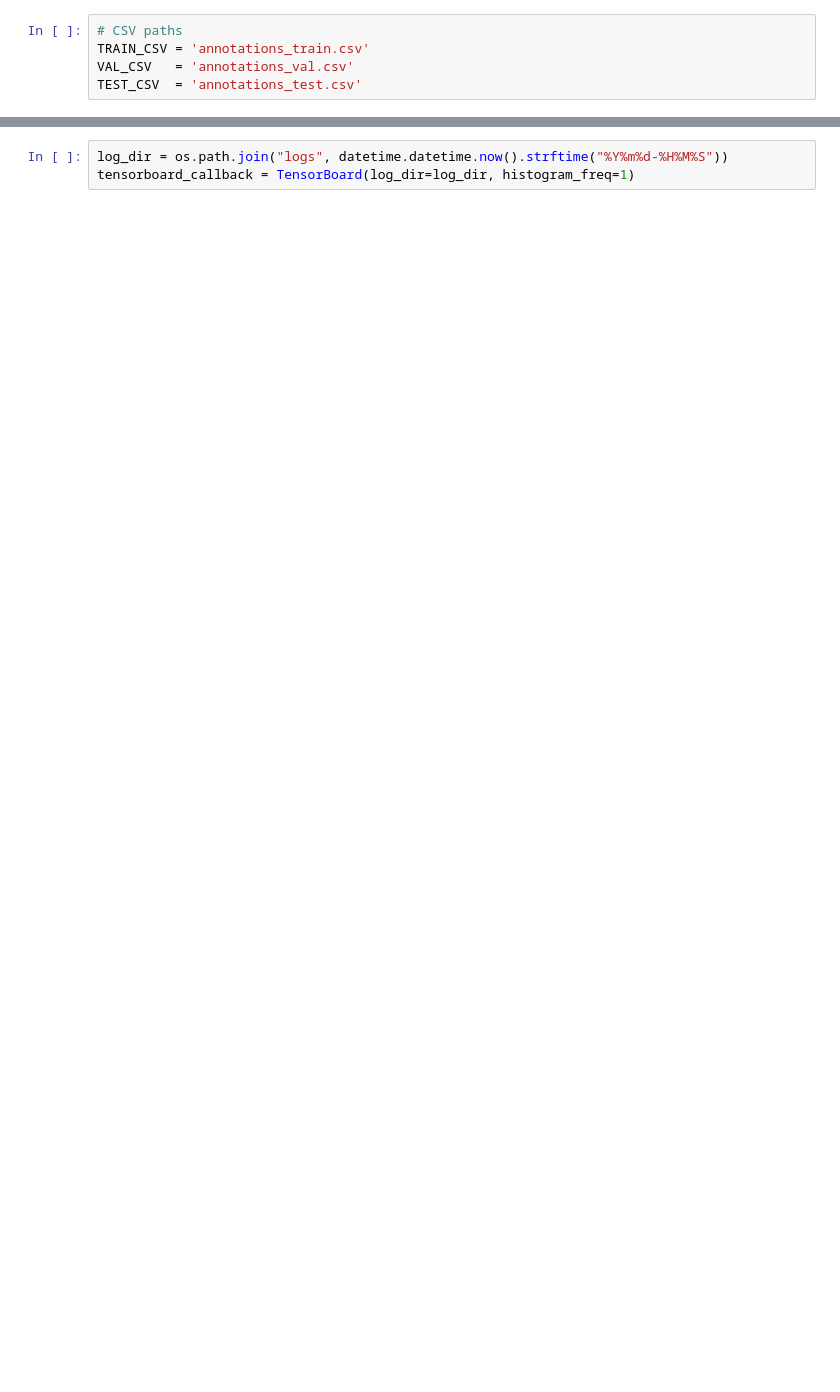
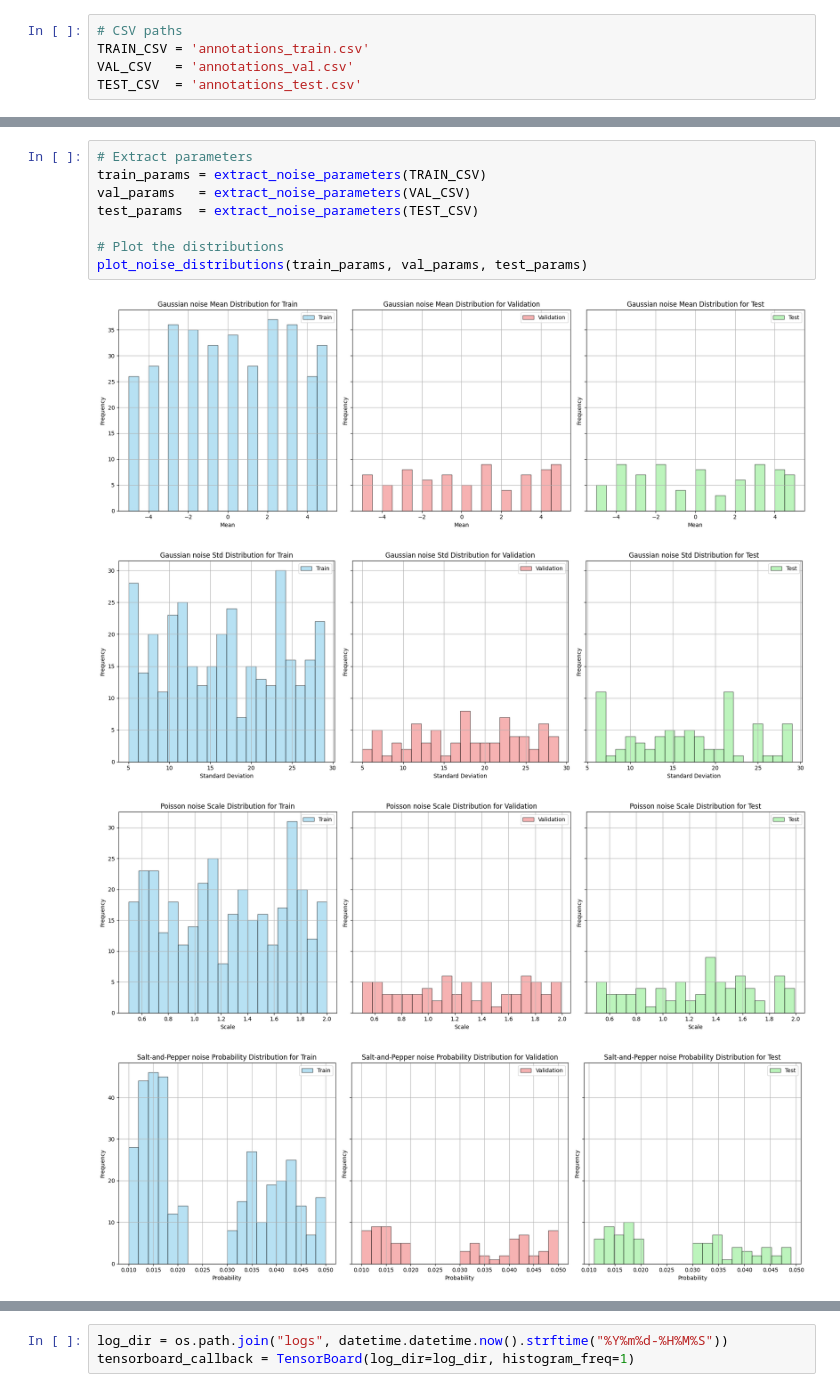
Before and after one commit to StaimUA/r_d_cv_final, a Jupyter notebook: work.ipynb, the cells around one changed output, grey strips where cells are left out. Saved outputs shown, nothing was run; the diff lists cells and outputs as text; blank space fills up the shorter version.

Commit message:
add model type. distribution analize, coments

```diff
--- a/work.ipynb
+++ b/work.ipynb
@@ -32,0 +44,13 @@ TEST_CSV  = 'annotations_test.csv'
+# %%
+# Extract parameters
+train_params = extract_noise_parameters(TRAIN_CSV)
+val_params   = extract_noise_parameters(VAL_CSV)
+test_params  = extract_noise_parameters(TEST_CSV)
+
+# Plot the distributions
+plot_noise_distributions(train_params, val_params, test_params)
+# %% [output]
+[figure, added]
+[figure, added]
+[figure, added]
+[figure, added]
```
Also changed, not shown: parts of 23 cells of this notebook, 17 other files.
